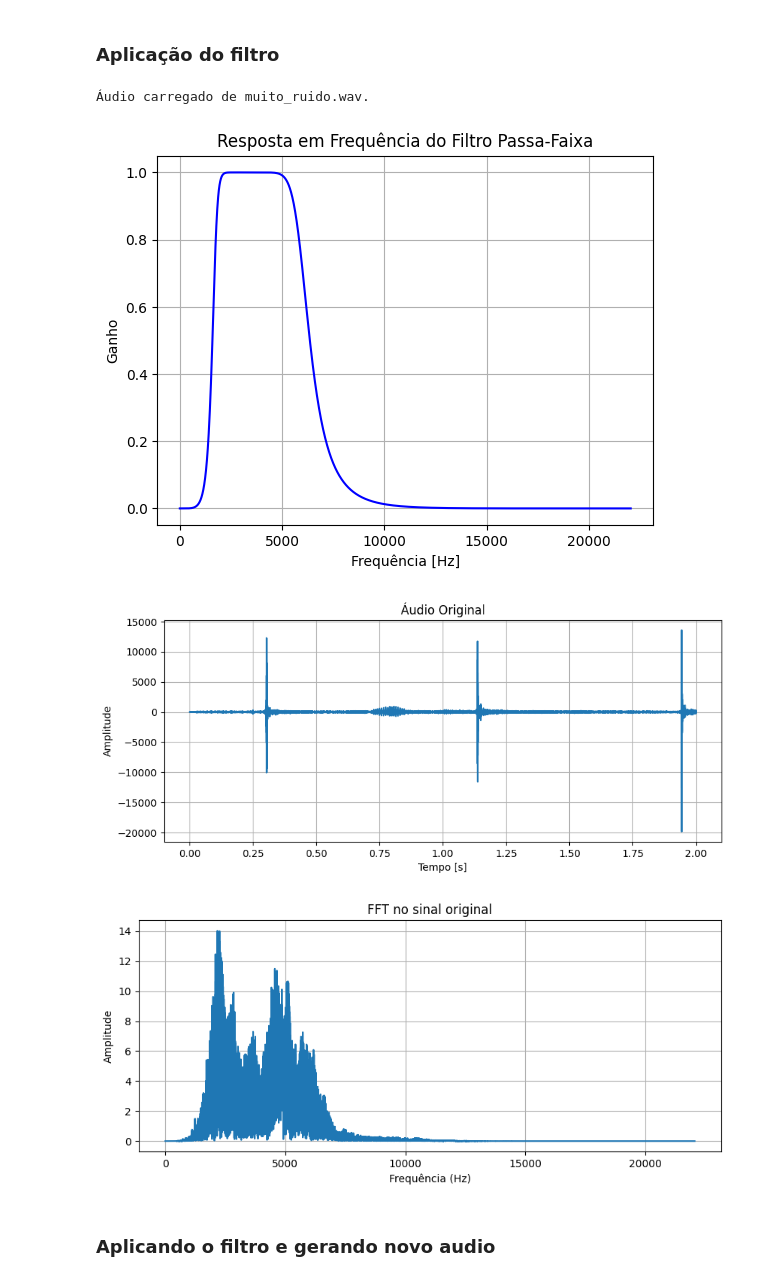
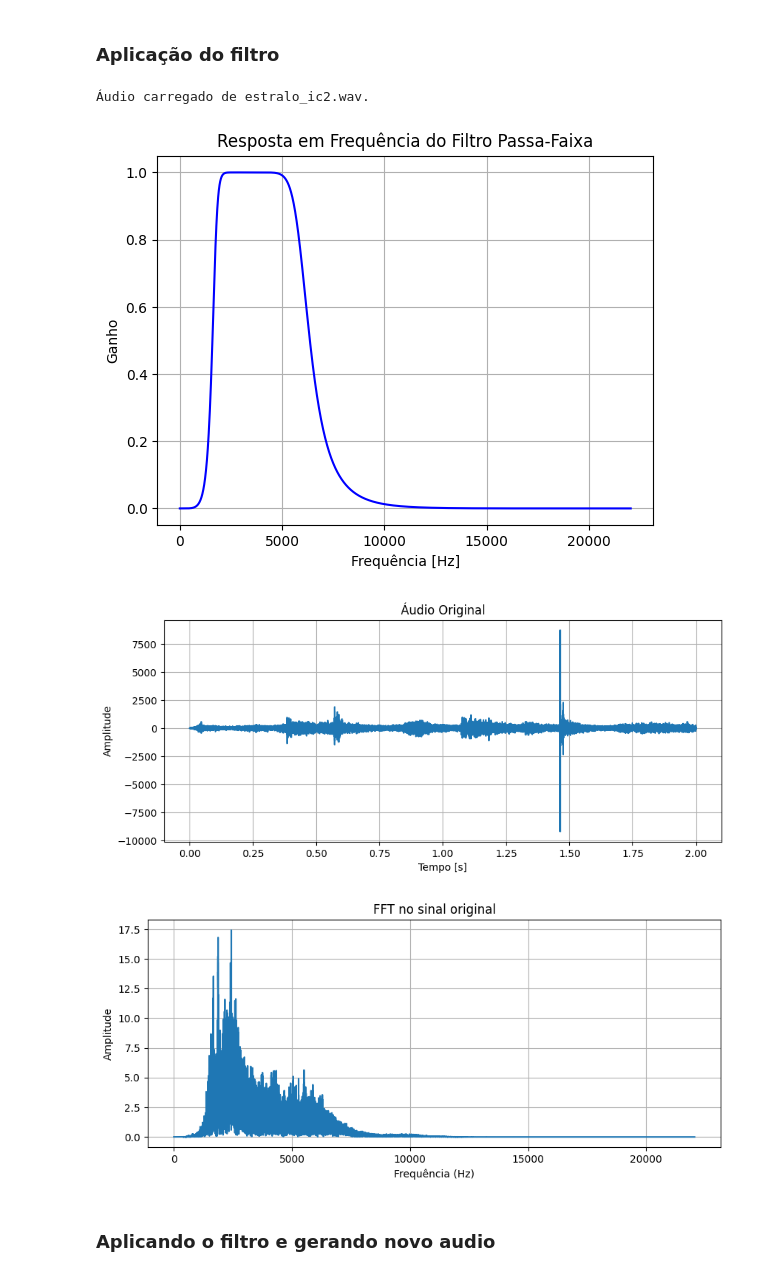
Before and after one commit to ReinaldoAssis/PDS, a Jupyter notebook: main.ipynb, the cells around one changed output. Drawn from its saved outputs; the diff is of its cells as text; code cells hidden in the pictures.

```diff
--- a/main.ipynb
+++ b/main.ipynb
@@ -139,37 +139,37 @@ def plot_filter_response(lowcut, highcut, sample_rate, order=5):
 
 # Função principal para filtrar o áudio
 def process_audio_with_bandpass(audio_data, sample_rate):
     # Defina as frequências de corte com base na FFT do estalo
     lowcut = 1700.0  # Frequência de corte inferior (exemplo)
     highcut = 6000.0  # Frequência de corte superior (exemplo)
 
     # Exibir a resposta do filtro
     plot_filter_response(lowcut, highcut, sample_rate)
 
     # Aplicar o filtro passa-faixa
     filtered_audio = apply_bandpass_filter(audio_data, sample_rate, lowcut, highcut)
 
     # Plotar o sinal filtrado no domínio do tempo
     plot_time_domain(filtered_audio, sample_rate)
 
     # Aplicar FFT ao sinal filtrado
     apply_fft(filtered_audio.reshape(-1, 1), sample_rate)
 
 # Exemplo de uso
-FILENAME = "muito_ruido.wav"
+FILENAME = "estralo_ic2.wav"
 sample_rate, audio_data = load_audio(FILENAME)
 
 # Se o áudio for estéreo, converte para mono
 if len(audio_data.shape) > 1:
     audio_data = np.mean(audio_data, axis=1)
 
 # Processar o áudio com o filtro passa-faixa
 process_audio_with_bandpass(audio_data, sample_rate)
 # %% [output]
-Áudio carregado de muito_ruido.wav.
+Áudio carregado de estralo_ic2.wav.
 [figure]
-[figure, old version]
+[figure, new version]
-[figure, old version]
+[figure, new version]
 # %% [markdown]
 ### Aplicando o filtro e gerando novo audio
 # %%
```
Also changed, not shown: parts of 4 cells of this notebook, 4 other files.
